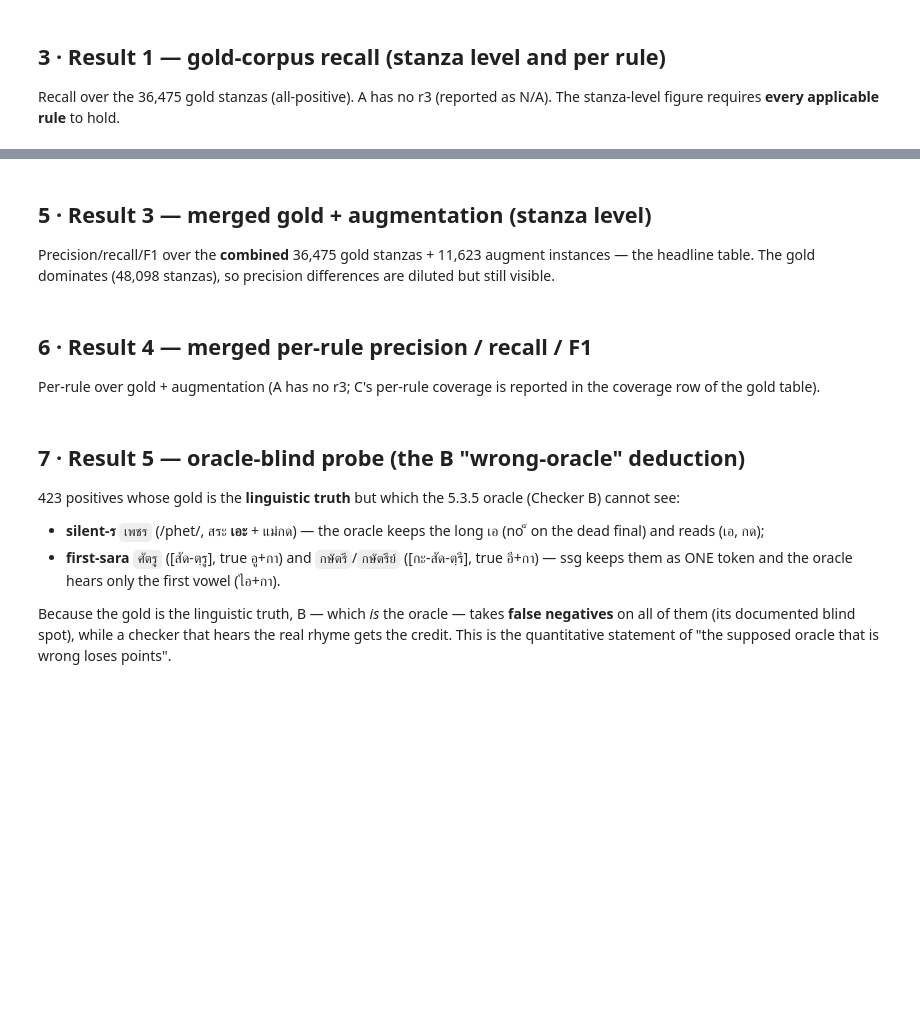
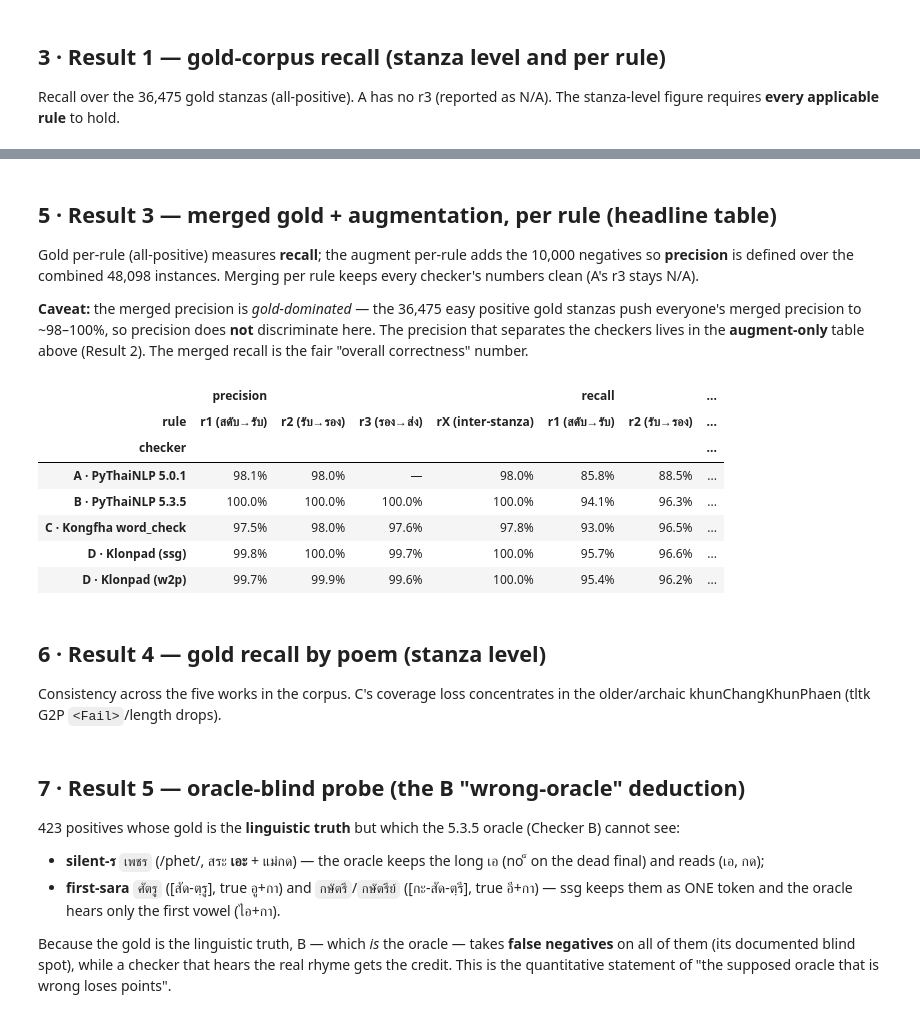
Before and after one commit to Warit-Yuv/llm-Thai-poem-writer, a Jupyter notebook: Paper/Method_evaluation_script.ipynb, the cells around one changed output, grey strips where cells are left out. Drawn from its saved outputs; the diff is of its cells as text; code cells hidden in the pictures; blank space fills up the shorter version.

```diff
--- a/Paper/Method_evaluation_script.ipynb
+++ b/Paper/Method_evaluation_script.ipynb
@@ -160,25 +158,47 @@ df_aug
 # %% [markdown]
-## 5 · Result 3 — merged gold + augmentation (stanza level)
+## 5 · Result 3 — merged gold + augmentation, per rule (headline table)
 
-Precision/recall/F1 over the **combined** 36,475 gold stanzas + 11,623 augment instances —
-the headline table. The gold dominates (48,098 stanzas), so precision differences are
-diluted but still visible.
+Gold per-rule (all-positive) measures **recall**; the augment per-rule adds the 10,000
+negatives so **precision** is defined over the combined 48,098 instances. Merging per rule
+keeps every checker's numbers clean (A's r3 stays N/A).
+
+**Caveat:** the merged precision is *gold-dominated* — the 36,475 easy positive gold
+stanzas push everyone's merged precision to ~98–100%, so precision does **not**
+discriminate here. The precision that separates the checkers lives in the **augment-only**
+table above (Result 2). The merged recall is the fair "overall correctness" number.
 # %%
-# ---- Table 3: merged gold + augment stanza P/R/F1 ----
+# ---- Table 3: MERGED gold + augmentation, per-rule P/R/F1 (headline) ----
+# Gold per-rule is all-positive (recall measure); augment per-rule adds the
+# negatives so precision is defined. Clean for every checker (per-rule preds).
 rows = []
-for cname, ck in metrics["checkers"].items():
-    label = CHECKER_NAMES.get(cname, cname)
-    s = ck["stanza"]["TOTAL"]
-    rows.append({"checker": label,
-                 "precision": pct(s["precision"]),
-                 "recall": pct(s["recall"]),
-                 "F1": pct(s["f1"]),
-                 "n": s["total"]})
-df_merged = pd.DataFrame(rows).set_index("checker")
-df_merged
+for cname in GOLD:
+    label = CHECKER_NAMES[cname]
+    for rid in RULES:
+        g = GOLD[cname]["rules"][rid]
+        a = tables["per_checker"][cname]["rules"][rid]
+        if not (g.get("total") or a.get("total")):
+            continue
+        m = rebuild(**{k: g.get(k, 0) + a.get(k, 0)
+                       for k in ("tp", "fp", "fn", "tn", "dropped")})
+        rows.append({"checker": label, "rule": RULE_NAMES[rid],
+                     "precision": pct(m["precision"]),
+                     "recall": pct(m["recall"]),
+                     "F1": pct(m["f1"]), "n": m["total"]})
+df_merged_rules = pd.DataFrame(rows).pivot(index="checker", columns="rule",
+                                           values=["precision", "recall", "F1"])
+df_merged_rules
+# %% [output]
+|  | precision |  |  |  | recall |  | ... |
+| rule | r1 (สดับ→รับ) | r2 (รับ→รอง) | r3 (รอง→ส่ง) | rX (inter-stanza) | r1 (สดับ→รับ) | r2 (รับ→รอง) | ... |
+| checker |  |  |  |  |  |  | ... |
+| A · PyThaiNLP 5.0.1 | 98.1% | 98.0% | — | 98.0% | 85.8% | 88.5% | ... |
+| B · PyThaiNLP 5.3.5 | 100.0% | 100.0% | 100.0% | 100.0% | 94.1% | 96.3% | ... |
+| C · Kongfha word_check | 97.5% | 98.0% | 97.6% | 97.8% | 93.0% | 96.5% | ... |
+| D · Klonpad (ssg) | 99.8% | 100.0% | 99.7% | 100.0% | 95.7% | 96.6% | ... |
+| D · Klonpad (w2p) | 99.7% | 99.9% | 99.6% | 100.0% | 95.4% | 96.2% | ... |
 # %% [markdown]
-## 6 · Result 4 — merged per-rule precision / recall / F1
+## 6 · Result 4 — gold recall by poem (stanza level)
 
-Per-rule over gold + augmentation (A has no r3; C's per-rule coverage is reported in the
-coverage row of the gold table).
+Consistency across the five works in the corpus. C's coverage loss concentrates in the
+older/archaic khunChangKhunPhaen (tltk G2P `<Fail>`/length drops).
 # %%
```
Also changed, not shown: parts of 7 cells of this notebook, 4 other files.
